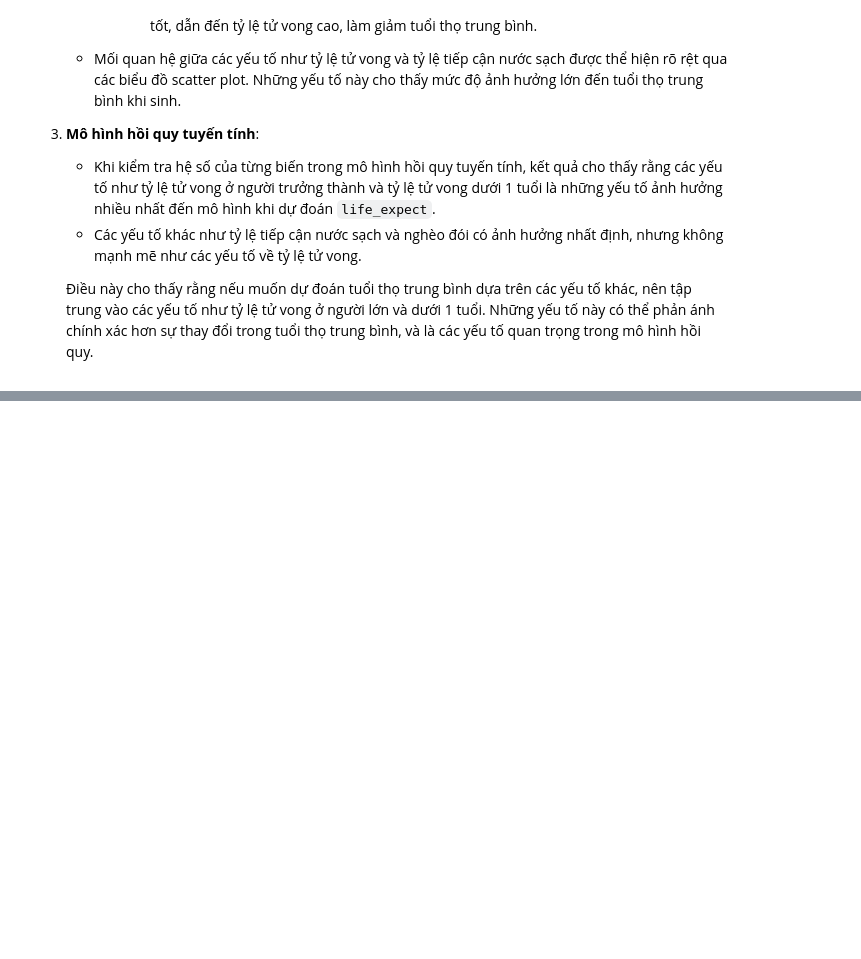
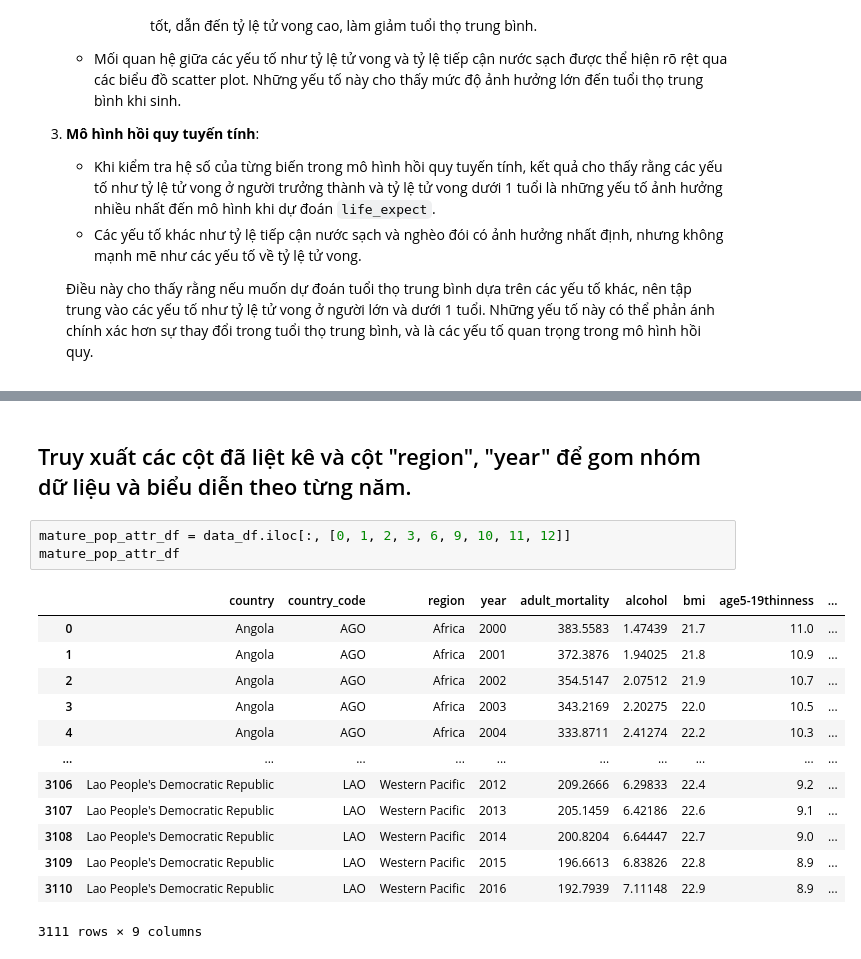
Before and after one commit to asde3458/P4DS, a Jupyter notebook: Source/Question.ipynb, the cells around one changed output, grey strips where cells are left out. Saved outputs shown, nothing was run; the diff lists cells and outputs as text; blank space fills up the shorter version.

```diff
--- a/Source/Question.ipynb
+++ b/Source/Question.ipynb
@@ -655,0 +611,19 @@ plt.show()
+# %% [markdown]
+## Truy xuất các cột đã liệt kê và cột "region", "year" để gom nhóm dữ liệu và biểu diễn theo từng năm.
+# %%
+mature_pop_attr_df = data_df.iloc[:, [0, 1, 2, 3, 6, 9, 10, 11, 12]]
+mature_pop_attr_df
+# %% [output]
+|  | country | country_code | region | year | adult_mortality | alcohol | bmi | age5-19thinness | ... |
+| 0 | Angola | AGO | Africa | 2000 | 383.5583 | 1.47439 | 21.7 | 11.0 | ... |
+| 1 | Angola | AGO | Africa | 2001 | 372.3876 | 1.94025 | 21.8 | 10.9 | ... |
+| 2 | Angola | AGO | Africa | 2002 | 354.5147 | 2.07512 | 21.9 | 10.7 | ... |
+| 3 | Angola | AGO | Africa | 2003 | 343.2169 | 2.20275 | 22.0 | 10.5 | ... |
+| 4 | Angola | AGO | Africa | 2004 | 333.8711 | 2.41274 | 22.2 | 10.3 | ... |
+| ... | ... | ... | ... | ... | ... | ... | ... | ... | ... |
+| 3106 | Lao People's Democratic Republic | LAO | Western Pacific | 2012 | 209.2666 | 6.29833 | 22.4 | 9.2 | ... |
+| 3107 | Lao People's Democratic Republic | LAO | Western Pacific | 2013 | 205.1459 | 6.42186 | 22.6 | 9.1 | ... |
+| 3108 | Lao People's Democratic Republic | LAO | Western Pacific | 2014 | 200.8204 | 6.64447 | 22.7 | 9.0 | ... |
+| 3109 | Lao People's Democratic Republic | LAO | Western Pacific | 2015 | 196.6613 | 6.83826 | 22.8 | 8.9 | ... |
+| 3110 | Lao People's Democratic Republic | LAO | Western Pacific | 2016 | 192.7939 | 7.11148 | 22.9 | 8.9 | ... |
+3111 rows × 9 columns
```
Also changed, not shown: parts of 30 cells of this notebook, 4 other files.
